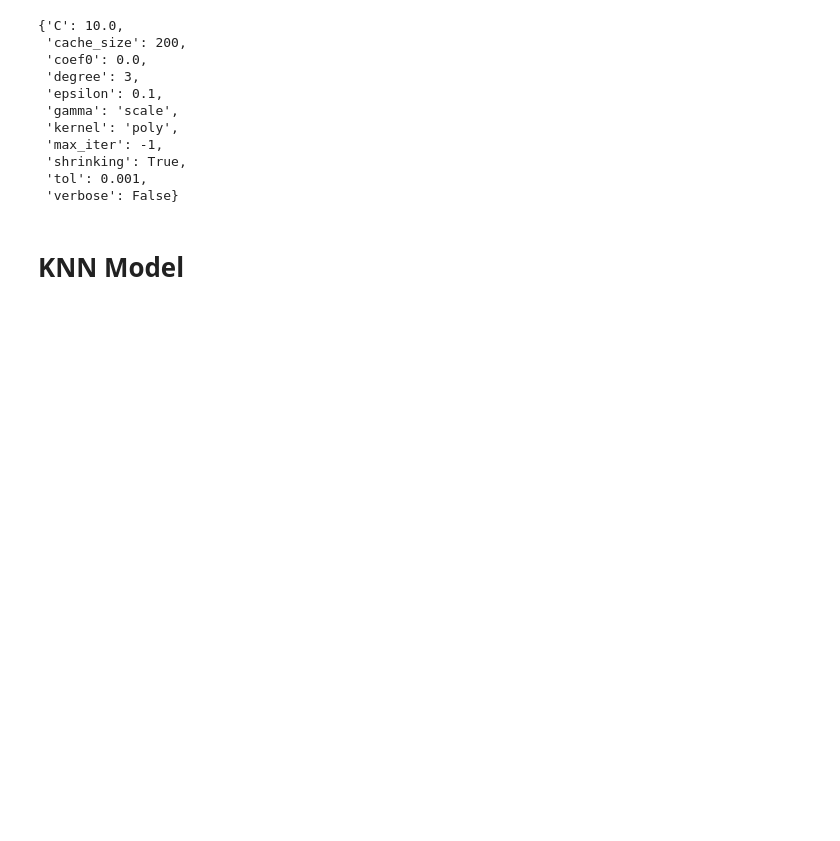
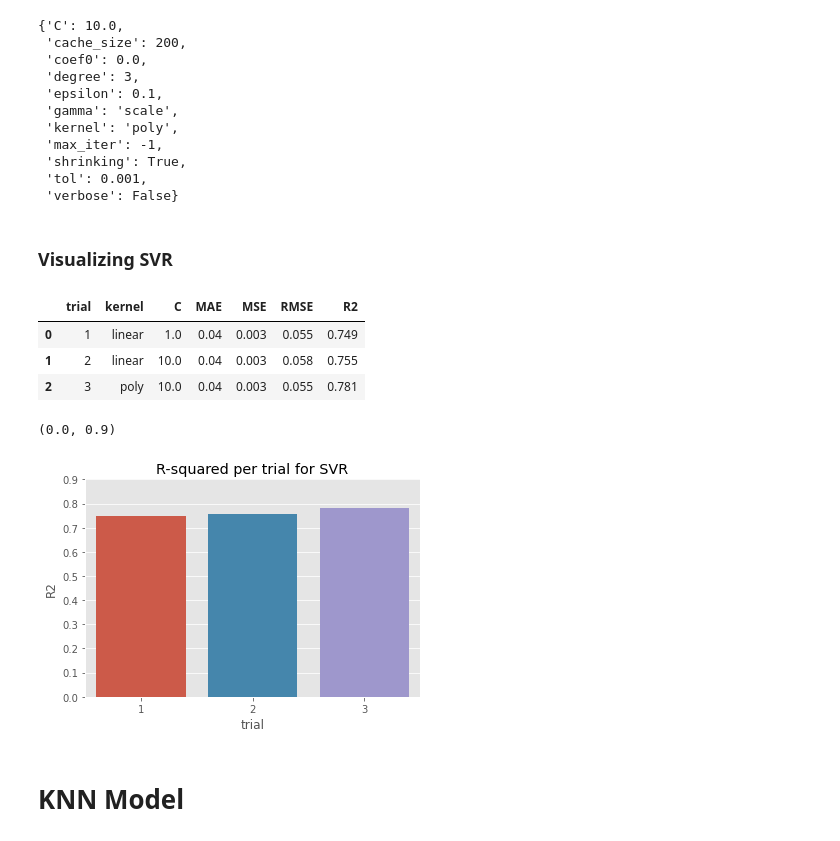
Before and after one commit to vkoli/house-price-regression-cs675, a Jupyter notebook: CS675_MIDTERM_PROJECT_CLEVER_STARS.ipynb, the cells around one changed output. Drawn from its saved outputs; the diff is of its cells as text; code cells hidden in the pictures; blank space fills up the shorter version.

```diff
--- a/CS675_MIDTERM_PROJECT_CLEVER_STARS.ipynb
+++ b/CS675_MIDTERM_PROJECT_CLEVER_STARS.ipynb
@@ -329,6 +335,32 @@ svr.get_params()
  'shrinking': True,
  'tol': 0.001,
  'verbose': False}
+# %% [markdown]
+### Visualizing SVR
+# %%
+data = {'trial': [1, 2, 3],
+        'kernel': ['linear', 'linear', 'poly'],
+        'C': [1.0, 10.0, 10.0],
+        'MAE': [0.04, 0.04, 0.04],
+        'MSE': [0.003, 0.003, 0.003],
+        'RMSE': [0.055, 0.058, 0.055],
+        'R2': [0.749, 0.755, 0.781]}
+
+svr_df = pd.DataFrame.from_dict(data)
+svr_df
+# %% [output]
+|  | trial | kernel | C | MAE | MSE | RMSE | R2 |
+| 0 | 1 | linear | 1.0 | 0.04 | 0.003 | 0.055 | 0.749 |
+| 1 | 2 | linear | 10.0 | 0.04 | 0.003 | 0.058 | 0.755 |
+| 2 | 3 | poly | 10.0 | 0.04 | 0.003 | 0.055 | 0.781 |
+# %%
+sns.barplot(data=svr_df, x="trial", y='R2')
+sns.despine()
+plt.title('R-squared per trial for SVR')
+plt.ylim(0, .90)
+# %% [output]
+(0.0, 0.9)
+[figure, added]
 # %% [markdown]
 # KNN Model
 # %%
```
Also changed, not shown: parts of 11 cells of this notebook.
